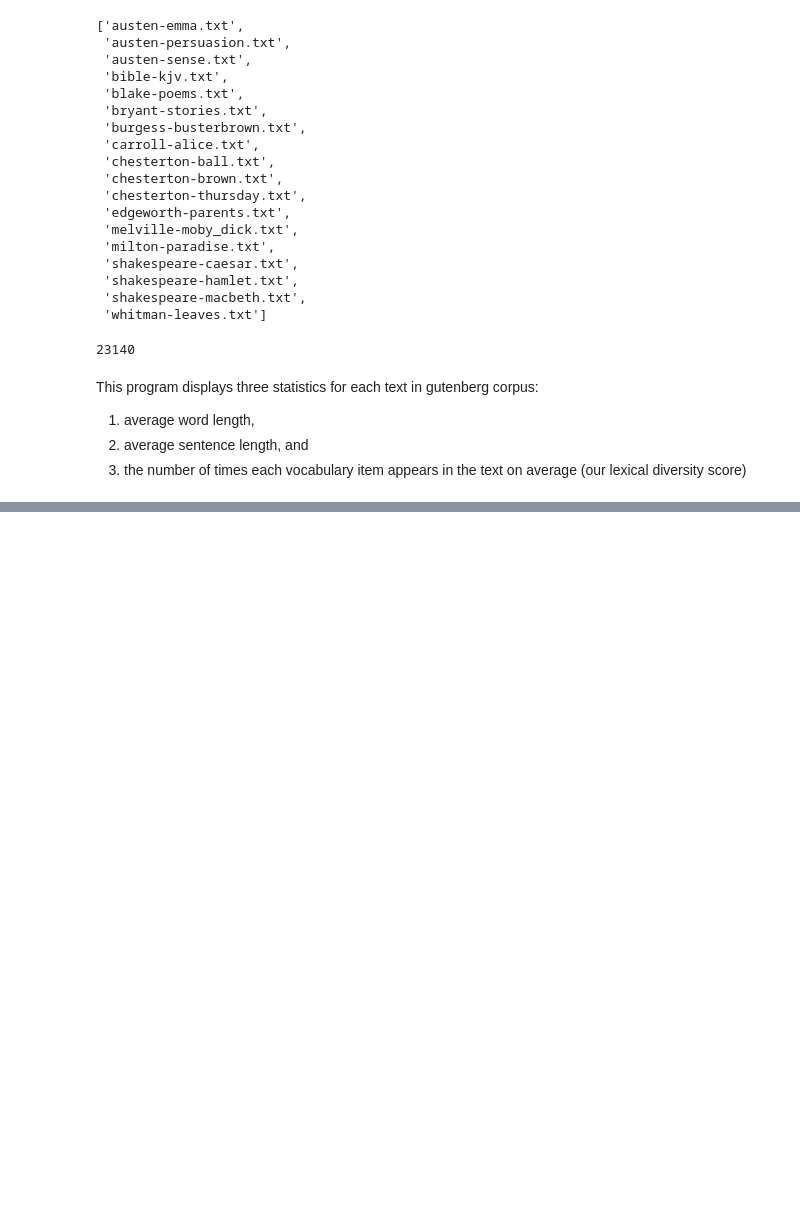
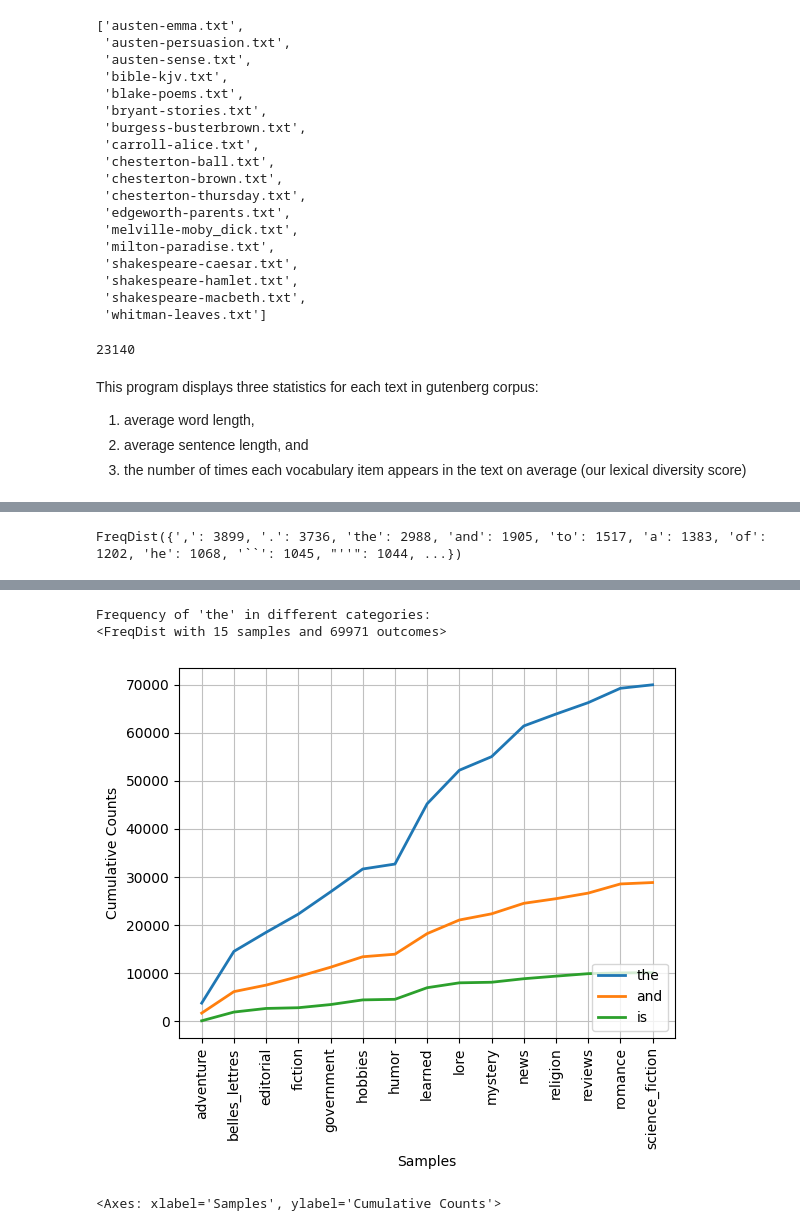
Before and after one commit to Ro-han12/Natural_Language_Processing, a Jupyter notebook: corpus.ipynb, the cells around one changed output, grey strips where cells are left out. Drawn from its saved outputs; the diff is of its cells as text; code cells hidden in the pictures; blank space fills up the shorter version.

Commit message:
conditional frequency distribution

```diff
--- a/corpus.ipynb
+++ b/corpus.ipynb
@@ -66,0 +95,29 @@ Lexical Diversity Score: 0.06
+# %%
+words=brown.words(categories='romance')
+from nltk import FreqDist
+count=FreqDist([word.lower() for word in words])
+count
+# %% [output]
+FreqDist({',': 3899, '.': 3736, 'the': 2988, 'and': 1905, 'to': 1517, 'a': 1383, 'of': 1202, 'he': 1068, '``': 1045, "''": 1044, ...})
+# %%
+import nltk
+from nltk.corpus import brown
+
+# Load the Brown corpus (or any other corpus of your choice)
+nltk.download('brown')
+corpus = brown.words(categories='news')
+
+# Create a conditional frequency distribution
+cfd = nltk.ConditionalFreqDist(
+    (word.lower(), category)
+    for category in brown.categories()
+    for word in brown.words(categories=category)
+)
+
+# Accessing frequency distributions for specific conditions
+print("Frequency of 'the' in different categories:")
+print(cfd['the'])
+
+# Plotting frequency distributions
+cfd.plot(conditions=['the', 'and', 'is'], cumulative=True)
+# %% [output]
@@ -66,0 +127,4 @@ Lexical Diversity Score: 0.06
+Frequency of 'the' in different categories:
+<FreqDist with 15 samples and 69971 outcomes>
+[figure, added]
+<Axes: xlabel='Samples', ylabel='Cumulative Counts'>
```
Also changed, not shown: parts of 3 cells of this notebook.
